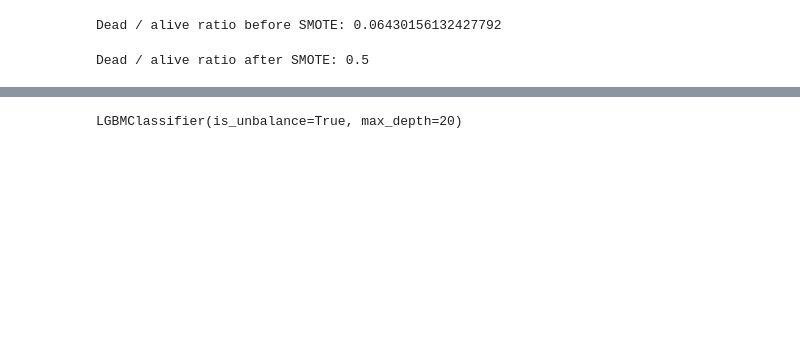
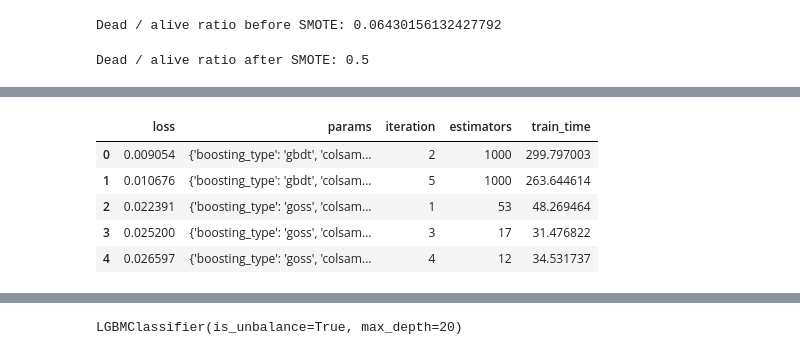
Before and after one commit to rustom-ichhaporia/IRisk-Lab-AI-Powered-Lifecycle-Financial-Planning-Coding-Test, a Jupyter notebook: mortality/mortality_weekly_report_10_31.ipynb, the cells around one changed output, grey strips where cells are left out. Drawn from its saved outputs; the diff is of its cells as text; code cells hidden in the pictures; blank space fills up the shorter version.

```diff
--- a/mortality/mortality_weekly_report_10_31.ipynb
+++ b/mortality/mortality_weekly_report_10_31.ipynb
@@ -312,0 +446,14 @@ Dead / alive ratio after SMOTE: 0.5
+# %%
+results = pd.read_csv('gbm_trials.csv')
+
+# Sort with best scores on top and reset index for slicing
+results.sort_values('loss', ascending = True, inplace = True)
+results.reset_index(inplace = True, drop = True)
+results.head()
+# %% [output]
+|  | loss | params | iteration | estimators | train_time |
+| 0 | 0.009054 | {'boosting_type': 'gbdt', 'colsam... | 2 | 1000 | 299.797003 |
+| 1 | 0.010676 | {'boosting_type': 'gbdt', 'colsam... | 5 | 1000 | 263.644614 |
+| 2 | 0.022391 | {'boosting_type': 'goss', 'colsam... | 1 | 53 | 48.269464 |
+| 3 | 0.025200 | {'boosting_type': 'goss', 'colsam... | 3 | 17 | 31.476822 |
+| 4 | 0.026597 | {'boosting_type': 'goss', 'colsam... | 4 | 12 | 34.531737 |
```
Also changed, not shown: parts of 31 cells of this notebook, 3 other files.
